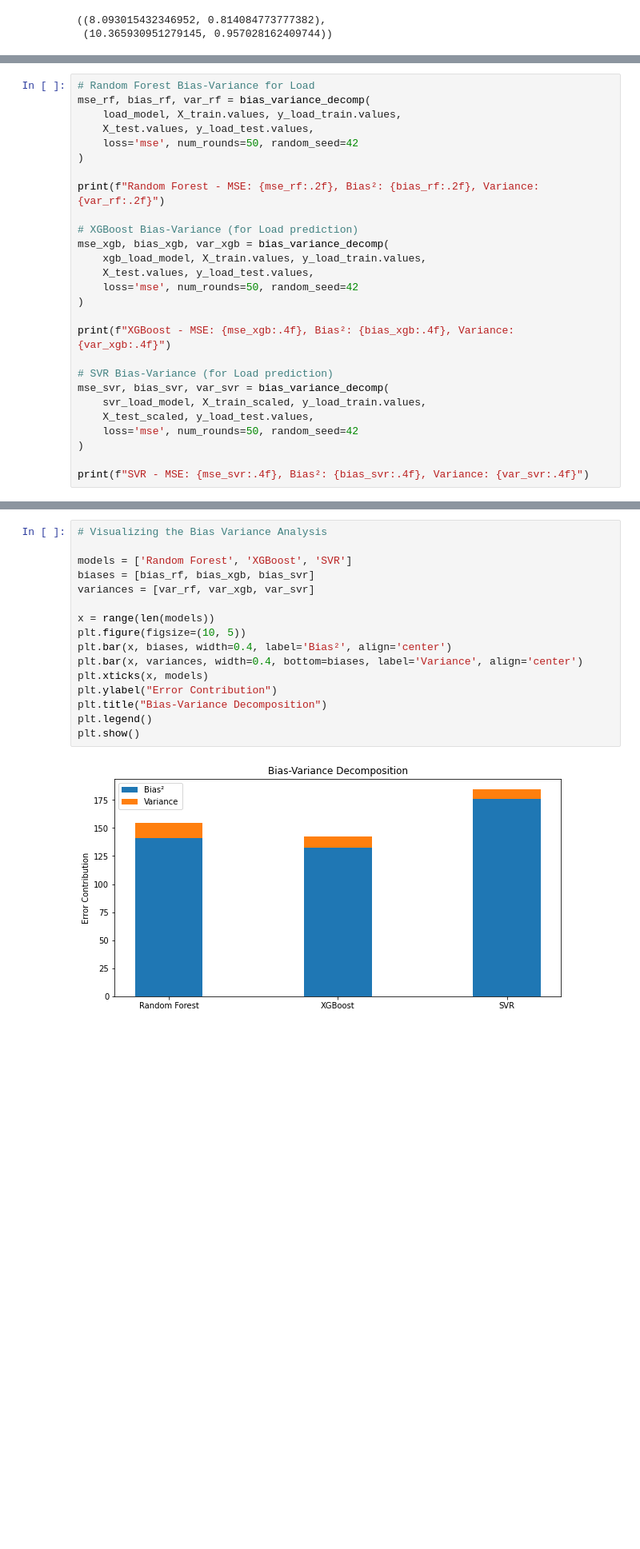
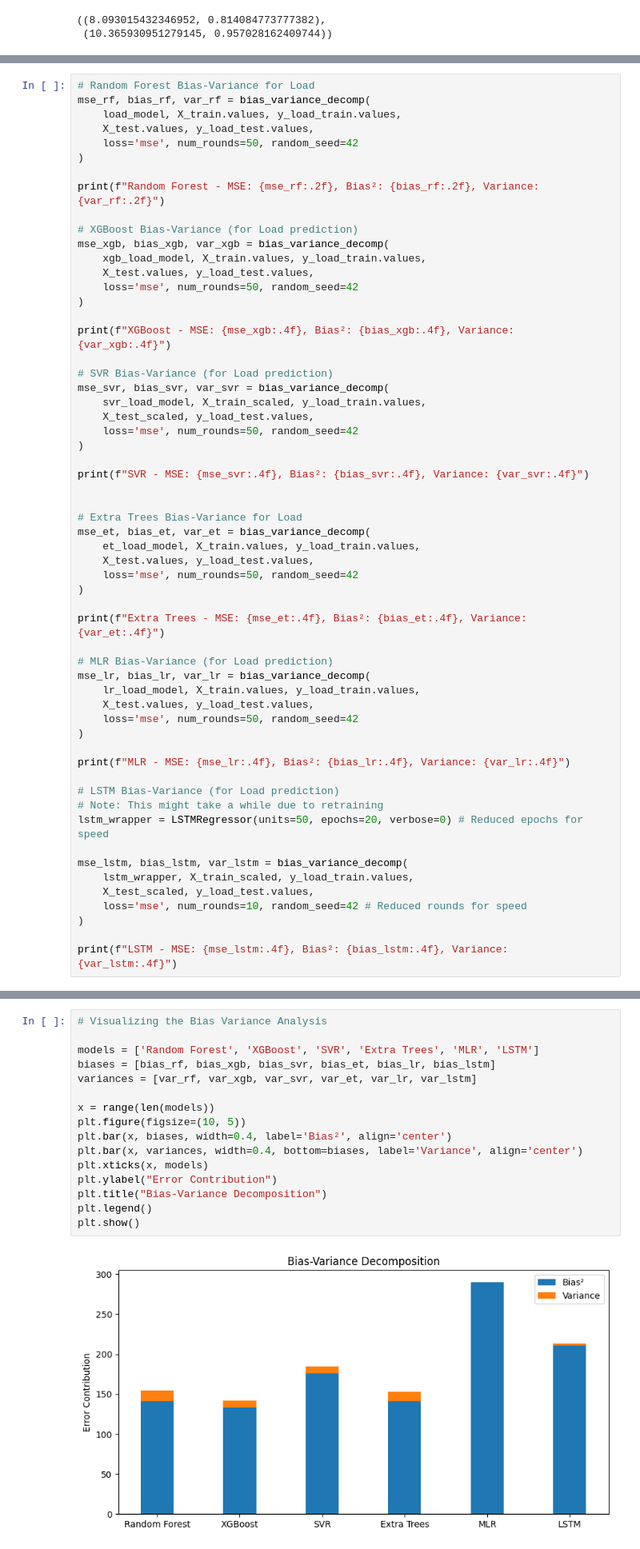
Before and after one commit to Longman-max/HydroGrid-AI, a Jupyter notebook: model.ipynb, the cells around one changed output, grey strips where cells are left out. Shown at 80% size. Cells and saved outputs as stored; diff of their text form; blank space fills up the shorter version.

```diff
--- a/model.ipynb
+++ b/model.ipynb
@@ -461,4 +498,35 @@ mse_svr, bias_svr, var_svr = bias_variance_decomp(
 )
 
 print(f"SVR - MSE: {mse_svr:.4f}, Bias²: {bias_svr:.4f}, Variance: {var_svr:.4f}")
+
+
+# Extra Trees Bias-Variance for Load
+mse_et, bias_et, var_et = bias_variance_decomp(
+    et_load_model, X_train.values, y_load_train.values,
+    X_test.values, y_load_test.values,
+    loss='mse', num_rounds=50, random_seed=42
+)
+
+print(f"Extra Trees - MSE: {mse_et:.4f}, Bias²: {bias_et:.4f}, Variance: {var_et:.4f}")
+
+# MLR Bias-Variance (for Load prediction)
+mse_lr, bias_lr, var_lr = bias_variance_decomp(
+    lr_load_model, X_train.values, y_load_train.values,
+    X_test.values, y_load_test.values,
+    loss='mse', num_rounds=50, random_seed=42
+)
+
+print(f"MLR - MSE: {mse_lr:.4f}, Bias²: {bias_lr:.4f}, Variance: {var_lr:.4f}")
+
+# LSTM Bias-Variance (for Load prediction)
+# Note: This might take a while due to retraining
+lstm_wrapper = LSTMRegressor(units=50, epochs=20, verbose=0) # Reduced epochs for speed
+
+mse_lstm, bias_lstm, var_lstm = bias_variance_decomp(
+    lstm_wrapper, X_train_scaled, y_load_train.values,
+    X_test_scaled, y_load_test.values,
+    loss='mse', num_rounds=10, random_seed=42 # Reduced rounds for speed
+)
+
+print(f"LSTM - MSE: {mse_lstm:.4f}, Bias²: {bias_lstm:.4f}, Variance: {var_lstm:.4f}")
 # %% [output]
@@ -468,21 +549,21 @@ SVR - MSE: 184.5629, Bias²: 176.0391, Variance: 8.5238
 # %%
 # Visualizing the Bias Variance Analysis
 
-models = ['Random Forest', 'XGBoost', 'SVR']
-biases = [bias_rf, bias_xgb, bias_svr]
-variances = [var_rf, var_xgb, var_svr]
+models = ['Random Forest', 'XGBoost', 'SVR', 'Extra Trees', 'MLR', 'LSTM']
+biases = [bias_rf, bias_xgb, bias_svr, bias_et, bias_lr, bias_lstm]
+variances = [var_rf, var_xgb, var_svr, var_et, var_lr, var_lstm]
 
 x = range(len(models))
 plt.figure(figsize=(10, 5))
 plt.bar(x, biases, width=0.4, label='Bias²', align='center')
 plt.bar(x, variances, width=0.4, bottom=biases, label='Variance', align='center')
 plt.xticks(x, models)
 plt.ylabel("Error Contribution")
 plt.title("Bias-Variance Decomposition")
 plt.legend()
 plt.show()
 # %% [output]
-[figure, old version]
+[figure, new version]
 # %% [markdown]
 # Comparative Evaluation of Machine Learning Models
 
```
Also changed, not shown: parts of 13 cells of this notebook.
